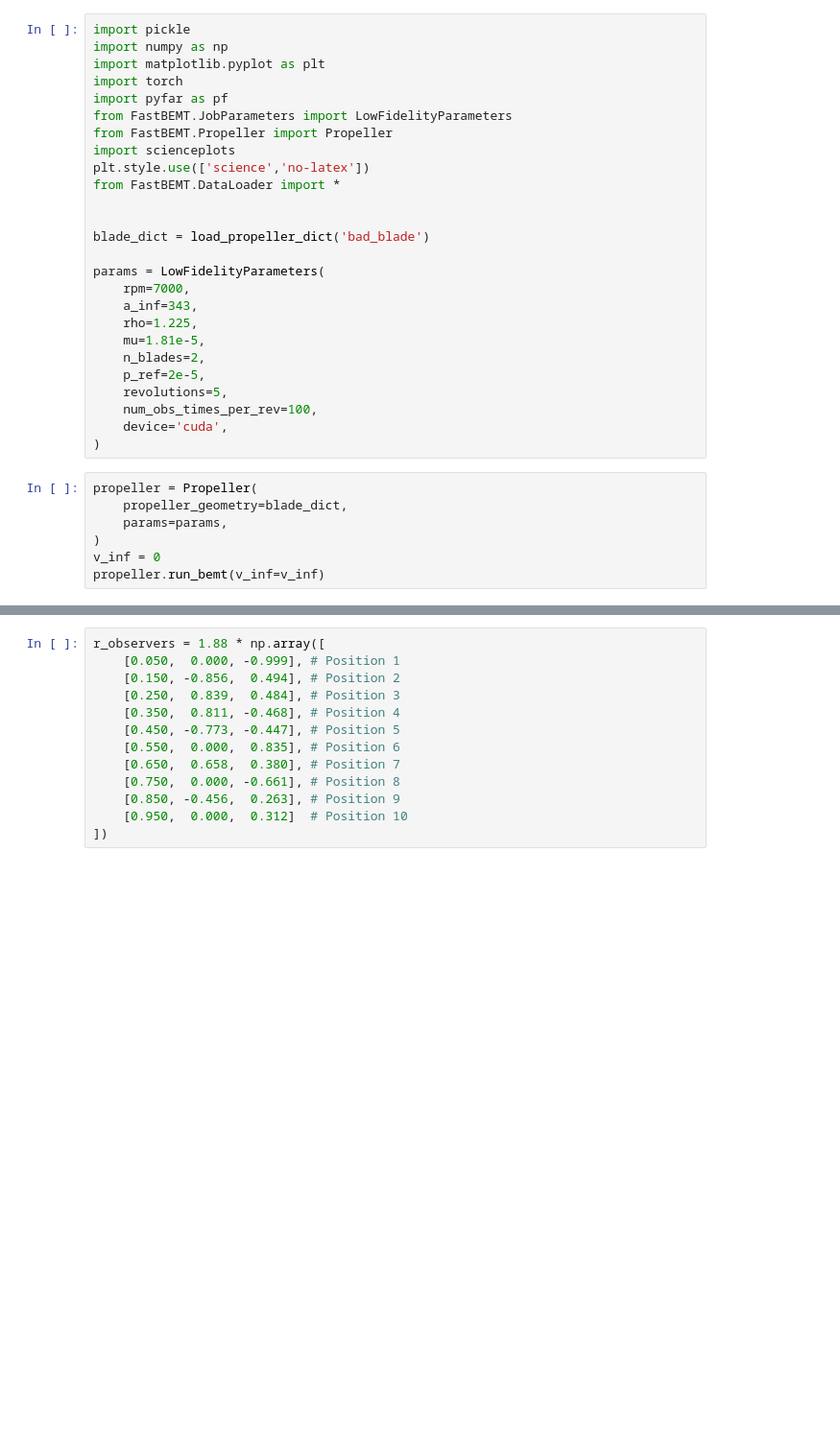
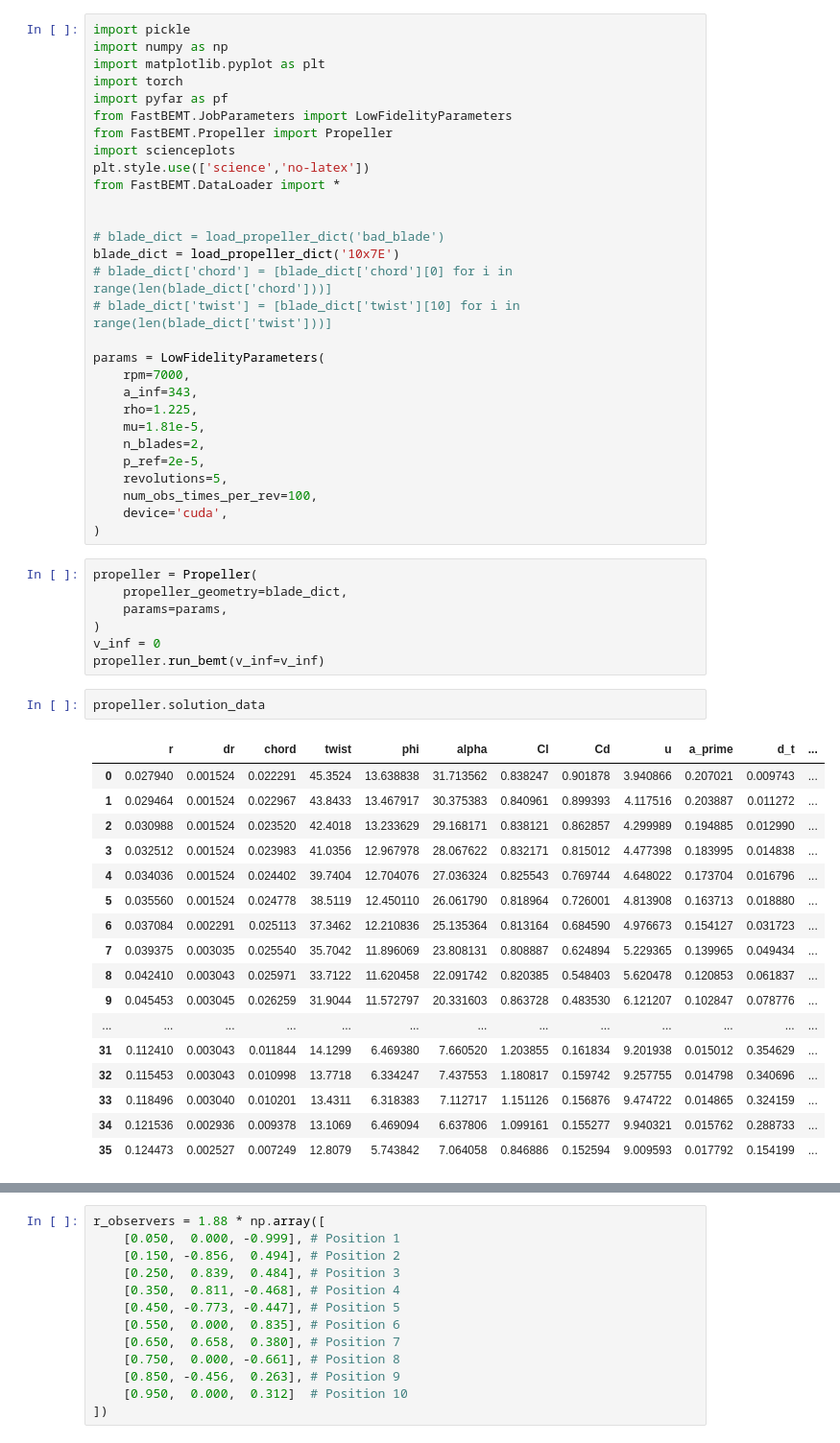
Before and after one commit to Frxljord/FastBEMT, a Jupyter notebook: Benchmarks/BPM.ipynb, the cells around one changed output, grey strips where cells are left out. Shown at 96% size. Drawn from its saved outputs; the diff is of its cells as text; blank space fills up the shorter version.

```diff
--- a/Benchmarks/BPM.ipynb
+++ b/Benchmarks/BPM.ipynb
@@ -11,7 +11,10 @@ plt.style.use(['science','no-latex'])
 from FastBEMT.DataLoader import *
 
 
-blade_dict = load_propeller_dict('bad_blade')
+# blade_dict = load_propeller_dict('bad_blade')
+blade_dict = load_propeller_dict('10x7E')
+# blade_dict['chord'] = [blade_dict['chord'][0] for i in range(len(blade_dict['chord']))]
+# blade_dict['twist'] = [blade_dict['twist'][10] for i in range(len(blade_dict['twist']))]
 
 params = LowFidelityParameters(
     rpm=7000,
@@ -31,3 +34,23 @@ propeller = Propeller(
 )
 v_inf = 0
 propeller.run_bemt(v_inf=v_inf)
+# %%
+propeller.solution_data
+# %% [output]
+|  | r | dr | chord | twist | phi | alpha | Cl | Cd | u | a_prime | d_t | ... |
+| 0 | 0.027940 | 0.001524 | 0.022291 | 45.3524 | 13.638838 | 31.713562 | 0.838247 | 0.901878 | 3.940866 | 0.207021 | 0.009743 | ... |
+| 1 | 0.029464 | 0.001524 | 0.022967 | 43.8433 | 13.467917 | 30.375383 | 0.840961 | 0.899393 | 4.117516 | 0.203887 | 0.011272 | ... |
+| 2 | 0.030988 | 0.001524 | 0.023520 | 42.4018 | 13.233629 | 29.168171 | 0.838121 | 0.862857 | 4.299989 | 0.194885 | 0.012990 | ... |
+| 3 | 0.032512 | 0.001524 | 0.023983 | 41.0356 | 12.967978 | 28.067622 | 0.832171 | 0.815012 | 4.477398 | 0.183995 | 0.014838 | ... |
+| 4 | 0.034036 | 0.001524 | 0.024402 | 39.7404 | 12.704076 | 27.036324 | 0.825543 | 0.769744 | 4.648022 | 0.173704 | 0.016796 | ... |
+| 5 | 0.035560 | 0.001524 | 0.024778 | 38.5119 | 12.450110 | 26.061790 | 0.818964 | 0.726001 | 4.813908 | 0.163713 | 0.018880 | ... |
+| 6 | 0.037084 | 0.002291 | 0.025113 | 37.3462 | 12.210836 | 25.135364 | 0.813164 | 0.684590 | 4.976673 | 0.154127 | 0.031723 | ... |
+| 7 | 0.039375 | 0.003035 | 0.025540 | 35.7042 | 11.896069 | 23.808131 | 0.808887 | 0.624894 | 5.229365 | 0.139965 | 0.049434 | ... |
+| 8 | 0.042410 | 0.003043 | 0.025971 | 33.7122 | 11.620458 | 22.091742 | 0.820385 | 0.548403 | 5.620478 | 0.120853 | 0.061837 | ... |
+| 9 | 0.045453 | 0.003045 | 0.026259 | 31.9044 | 11.572797 | 20.331603 | 0.863728 | 0.483530 | 6.121207 | 0.102847 | 0.078776 | ... |
+| ... | ... | ... | ... | ... | ... | ... | ... | ... | ... | ... | ... | ... |
+| 31 | 0.112410 | 0.003043 | 0.011844 | 14.1299 | 6.469380 | 7.660520 | 1.203855 | 0.161834 | 9.201938 | 0.015012 | 0.354629 | ... |
+| 32 | 0.115453 | 0.003043 | 0.010998 | 13.7718 | 6.334247 | 7.437553 | 1.180817 | 0.159742 | 9.257755 | 0.014798 | 0.340696 | ... |
+| 33 | 0.118496 | 0.003040 | 0.010201 | 13.4311 | 6.318383 | 7.112717 | 1.151126 | 0.156876 | 9.474722 | 0.014865 | 0.324159 | ... |
+| 34 | 0.121536 | 0.002936 | 0.009378 | 13.1069 | 6.469094 | 6.637806 | 1.099161 | 0.155277 | 9.940321 | 0.015762 | 0.288733 | ... |
+| 35 | 0.124473 | 0.002527 | 0.007249 | 12.8079 | 5.743842 | 7.064058 | 0.846886 | 0.152594 | 9.009593 | 0.017792 | 0.154199 | ... |
```
Also changed, not shown: parts of 4 cells of this notebook, 3 other files.
